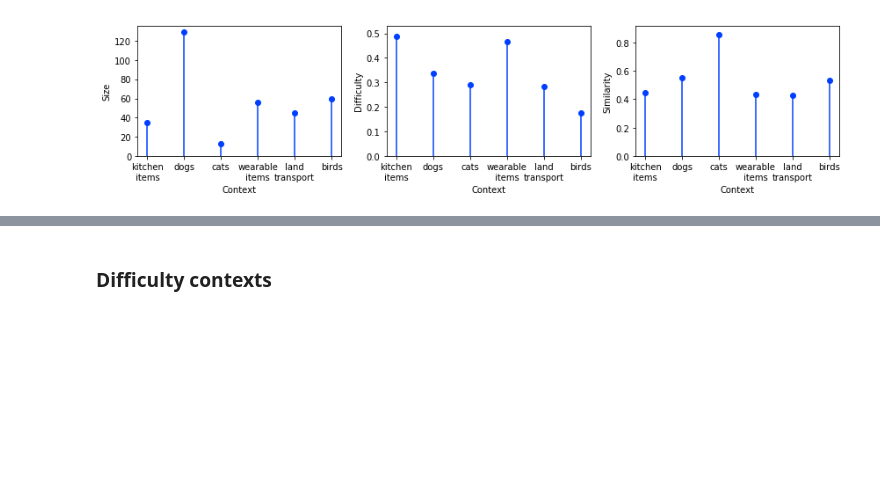
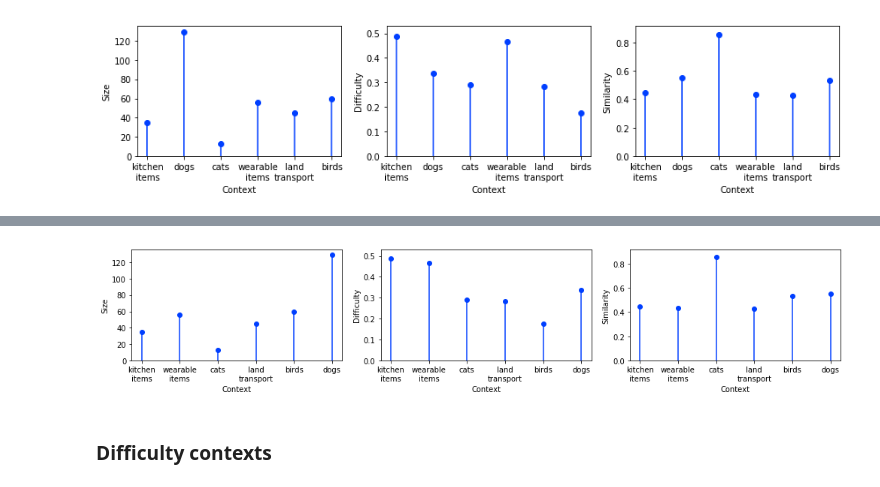
Before and after one commit to fbickfordsmith/attention-msc, a Jupyter notebook: plotting/plot_allresults-Copy1.ipynb, the cells around one changed output, grey strips where cells are left out. Saved outputs shown, nothing was run; the diff lists cells and outputs as text; code cells hidden in the pictures; blank space fills up the shorter version.

```diff
--- a/plotting/plot_allresults-Copy1.ipynb
+++ b/plotting/plot_allresults-Copy1.ipynb
@@ -87,3 +100,28 @@ plt.show()
+# %%
+fig, ax = plt.subplots(1, 3, figsize=(14, 3))
+
+scatter_line(ax[0], range(len(df_sem_sorted)), df_sem_sorted['size'], styles['in'])
+scatter_line(ax[1], range(len(df_sem_sorted)), 1-df_sem_sorted['acc_base_in'], styles['in'])
+scatter_line(ax[2], range(len(df_sem_sorted)), df_sem_sorted['similarity'], styles['in'])
+
+# ax[0].bar(range(len(df_sem_sorted)), df_sem_sorted['size'], alpha=0.7)
+# ax[1].bar(range(len(df_sem_sorted)), df_sem_sorted['incontext_base'], alpha=0.7)
+# ax[2].bar(range(len(df_sem_sorted)), df_sem_sorted['similarity'], alpha=0.7)
+
+ax[0].set_ylabel('Size')
+ax[1].set_ylabel('Difficulty')
+ax[2].set_ylabel('Similarity')
+
+for a in ax:
+    a.set_xticklabels(labels_sorted_plot)
+    a.set_xlabel('Context')
+    a.set_ylim(bottom=0)
+
+plt.tight_layout()
+plt.savefig('semcontexts_stats_sorted.png', dpi=200)
+plt.show()
+# %% [output]
+[figure, added]
 # %% [markdown]
 ### Difficulty contexts
 # %%
```
Also changed, not shown: parts of 1 cell of this notebook, 6 other files.
